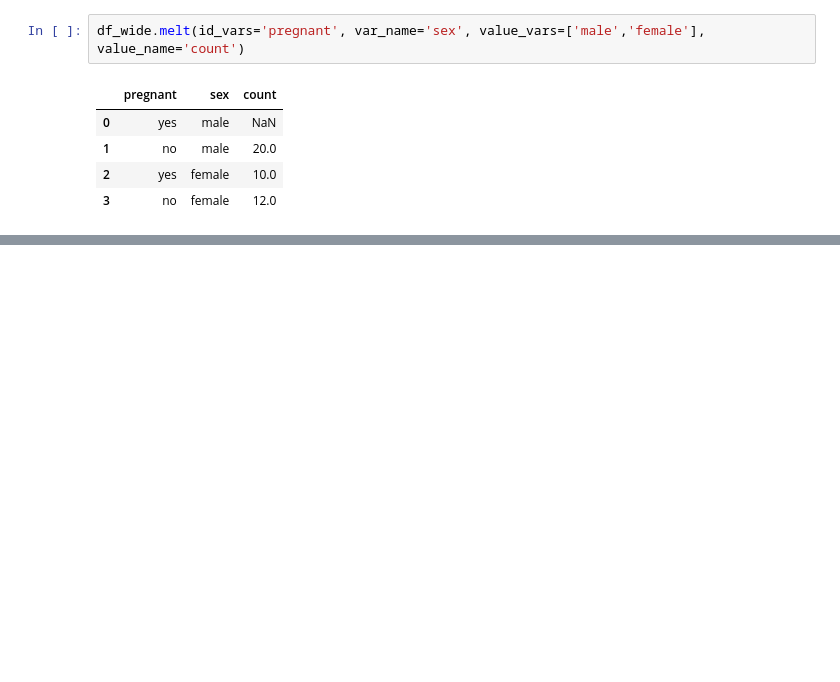
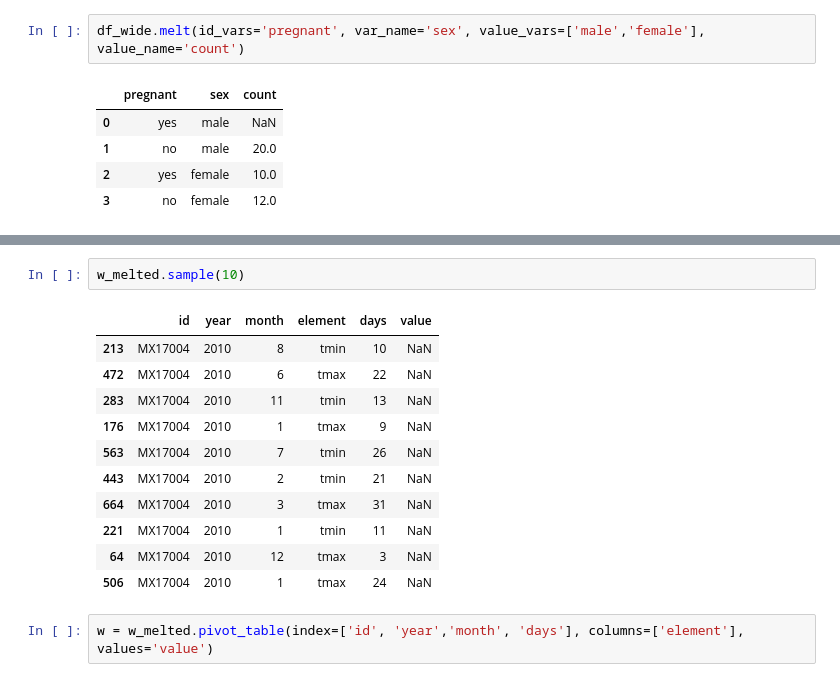
Before and after one commit to OOS-Team/DsKi_DataPreparation, a Jupyter notebook: WdhAufgaben/A2-9.ipynb, the cells around one changed output, grey strips where cells are left out. Saved outputs shown, nothing was run; the diff lists cells and outputs as text; blank space fills up the shorter version.

```diff
--- a/WdhAufgaben/A2-9.ipynb
+++ b/WdhAufgaben/A2-9.ipynb
@@ -110,0 +208,16 @@ df_wide.melt(id_vars='pregnant', var_name='sex', value_vars=['male','female'], v
+# %%
+w_melted.sample(10)
+# %% [output]
+|  | id | year | month | element | days | value |
+| 213 | MX17004 | 2010 | 8 | tmin | 10 | NaN |
+| 472 | MX17004 | 2010 | 6 | tmax | 22 | NaN |
+| 283 | MX17004 | 2010 | 11 | tmin | 13 | NaN |
+| 176 | MX17004 | 2010 | 1 | tmax | 9 | NaN |
+| 563 | MX17004 | 2010 | 7 | tmin | 26 | NaN |
+| 443 | MX17004 | 2010 | 2 | tmin | 21 | NaN |
+| 664 | MX17004 | 2010 | 3 | tmax | 31 | NaN |
+| 221 | MX17004 | 2010 | 1 | tmin | 11 | NaN |
+| 64 | MX17004 | 2010 | 12 | tmax | 3 | NaN |
+| 506 | MX17004 | 2010 | 1 | tmax | 24 | NaN |
+# %%
+w = w_melted.pivot_table(index=['id', 'year','month', 'days'], columns=['element'], values='value')
```
Also changed, not shown: parts of 31 cells of this notebook.
